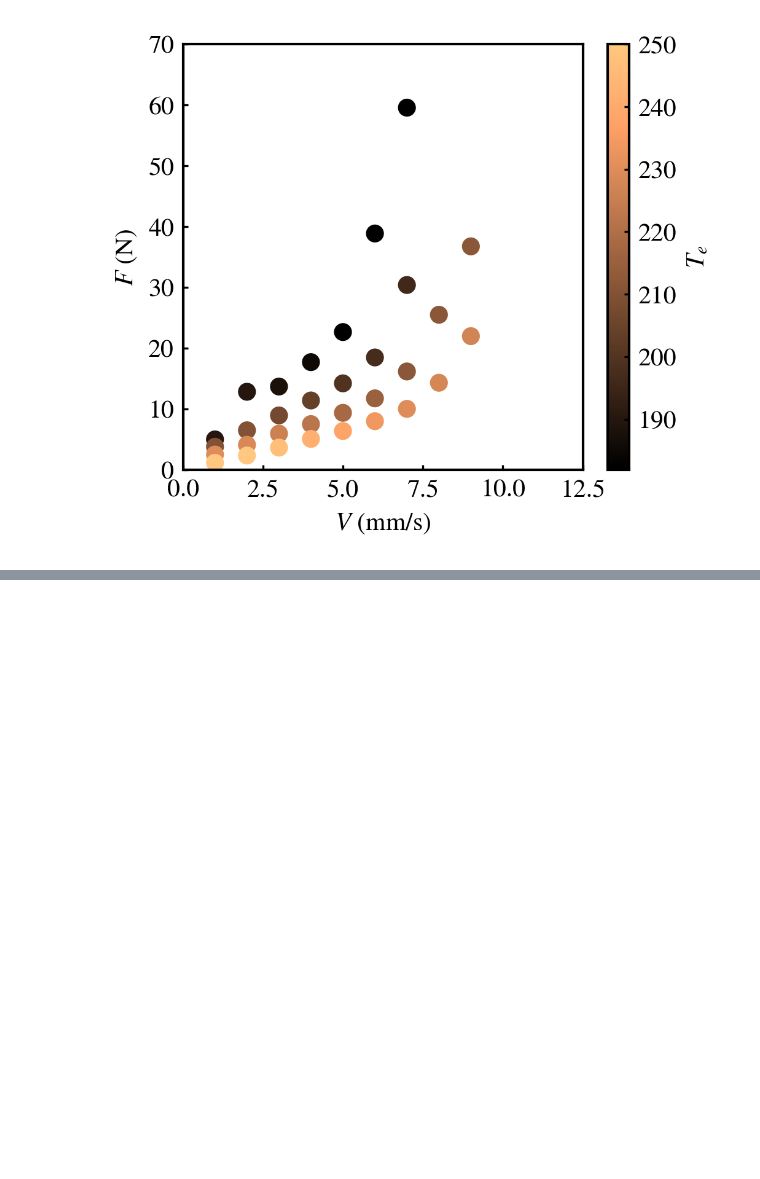
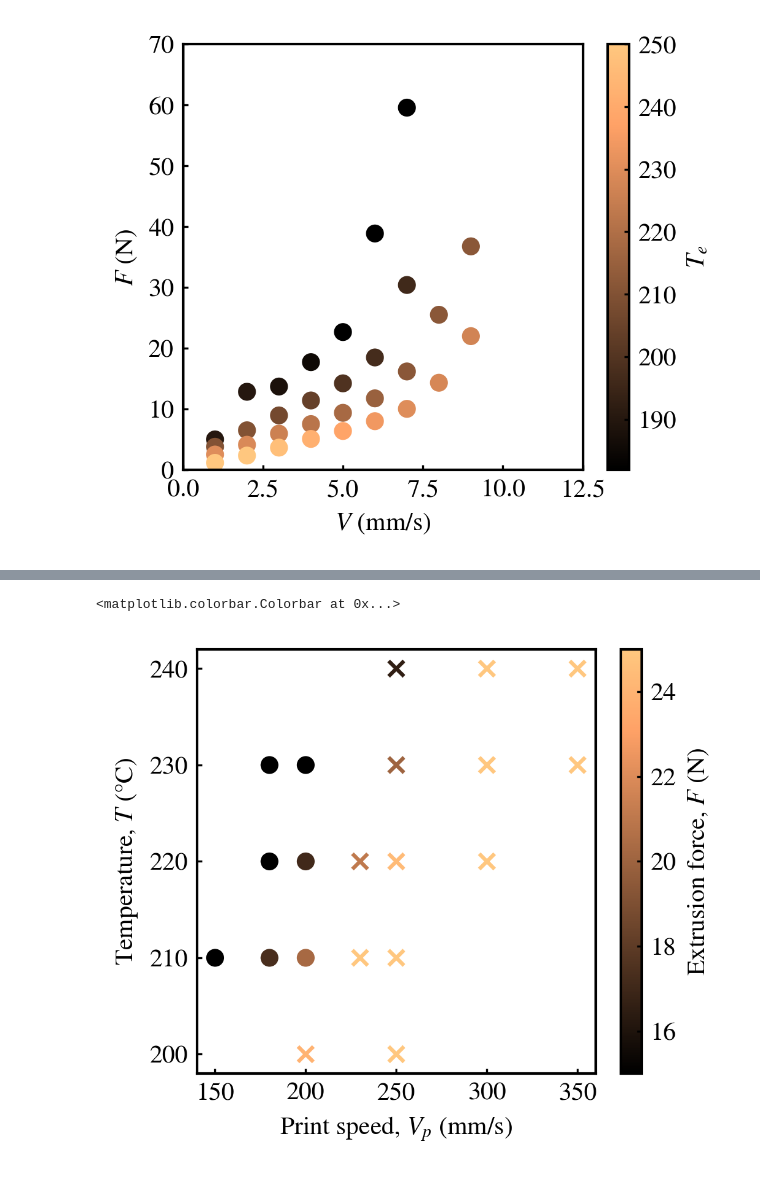
Before and after one commit to ZLoverty/ETP, a Jupyter notebook: Code/reanalysis-of-extrusion-data.ipynb, the cells around one changed output, grey strips where cells are left out. Cells and saved outputs as stored; diff of their text form; code cells hidden in the pictures; blank space fills up the shorter version.

Commit message:
analyze exit temperature and force crossover.

```diff
--- a/Code/reanalysis-of-extrusion-data.ipynb
+++ b/Code/reanalysis-of-extrusion-data.ipynb
@@ -291,0 +297,16 @@ plt.colorbar(label="$T_e$")
+# %%
+folder = Path(r"H:\我的云端硬盘\Polymaker\003.挤出过程研究\003.挤出测试平台\实验数据\000.规范化数据（个人用）").resolve()
+data = pd.read_excel(folder / "挤出力x打印性.xlsx", sheet_name="L1002-1")
+# %%
+good = data.loc[data["网格填充"]==1]
+bad = data.loc[data["网格填充"]==0]
+norm = mcolors.Normalize(vmin=15, vmax=25)
+cmap = plt.get_cmap("copper")
+plt.scatter(good["打印速度"], good["温度"], c=good["挤出力"], marker="o",cmap=cmap, norm=norm, )
+plt.scatter(bad["打印速度"], bad["温度"], c=bad["挤出力"], marker="x", cmap=cmap, norm=norm)
+plt.xlabel("Print speed, $V_p$ (mm/s)")
+plt.ylabel("Temperature, $T$ (°C)")
+plt.colorbar(label="Extrusion force, $F$ (N)")
+# %% [output]
+<matplotlib.colorbar.Colorbar at 0x...>
+[figure, added]
```
Also changed, not shown: parts of 3 cells of this notebook.
